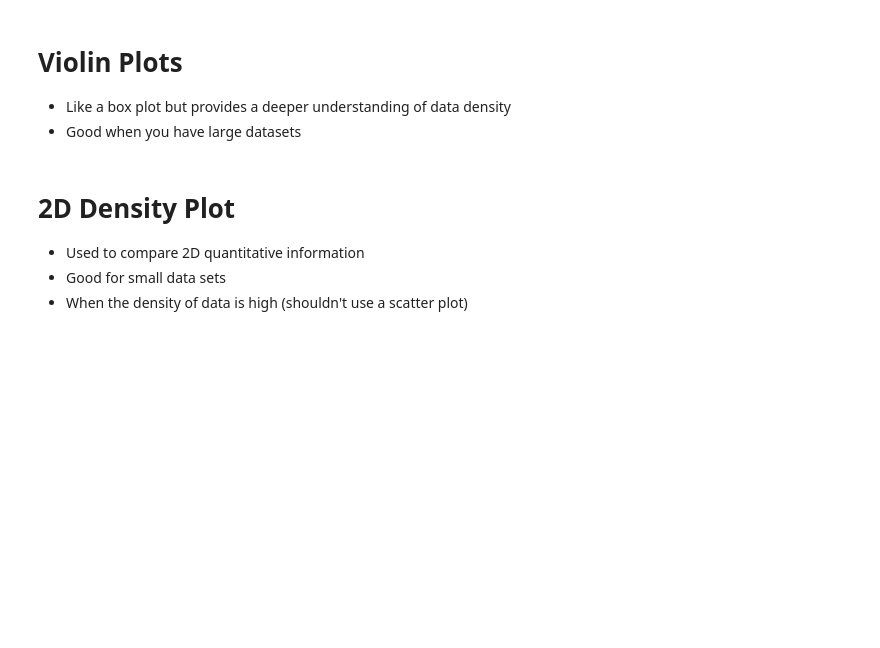
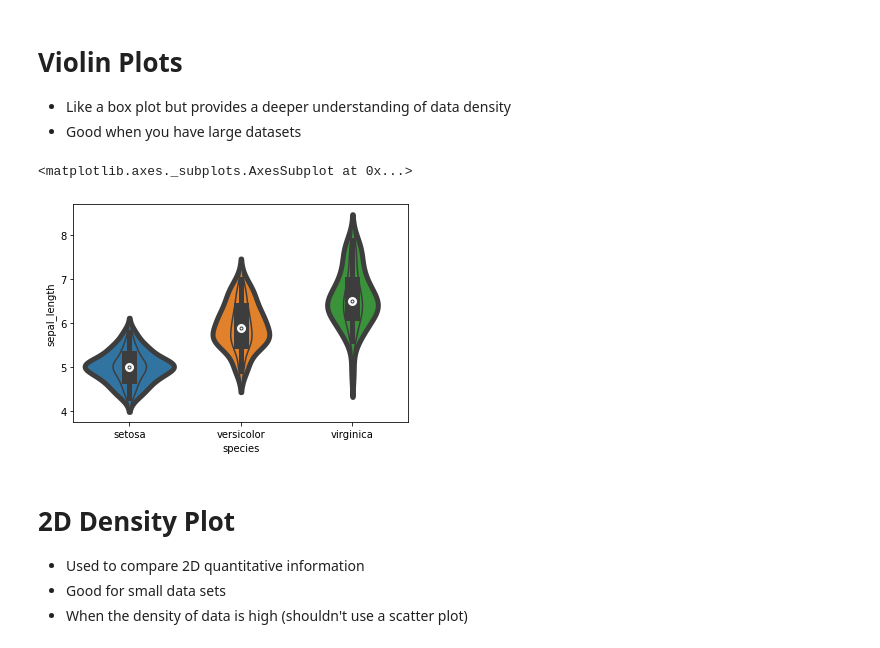
Before and after one commit to jagar2/Summer_2020_MAT-395-495_Scientific-Data-Analysis-and-Computing, a Jupyter notebook: lectures/4_Visualization/MAT_495_Pre_Lecture_3_Visual_Displays_of_Graphical_Information.ipynb, the cells around one changed output. Saved outputs shown, nothing was run; the diff lists cells and outputs as text; code cells hidden in the pictures; blank space fills up the shorter version.

```diff
--- a/lectures/4_Visualization/MAT_495_Pre_Lecture_3_Visual_Displays_of_Graphical_Information.ipynb
+++ b/lectures/4_Visualization/MAT_495_Pre_Lecture_3_Visual_Displays_of_Graphical_Information.ipynb
@@ -12,6 +71,19 @@
 # Violin Plots
 * Like a box plot but provides a deeper understanding of data density
 * Good when you have large datasets
+# %%
+# library & dataset
+import seaborn as sns
+df = sns.load_dataset('iris')
+
+# Change line width
+sns.violinplot( x=df["species"], y=df["sepal_length"], linewidth=5)
+
+# Change width
+sns.violinplot( x=df["species"], y=df["sepal_length"], width=0.3)
+# %% [output]
+<matplotlib.axes._subplots.AxesSubplot at 0x...>
+[figure, added]
 # %% [markdown]
 # 2D Density Plot
 * Used to compare 2D quantitative information
```
Also changed, not shown: parts of 38 cells of this notebook.
